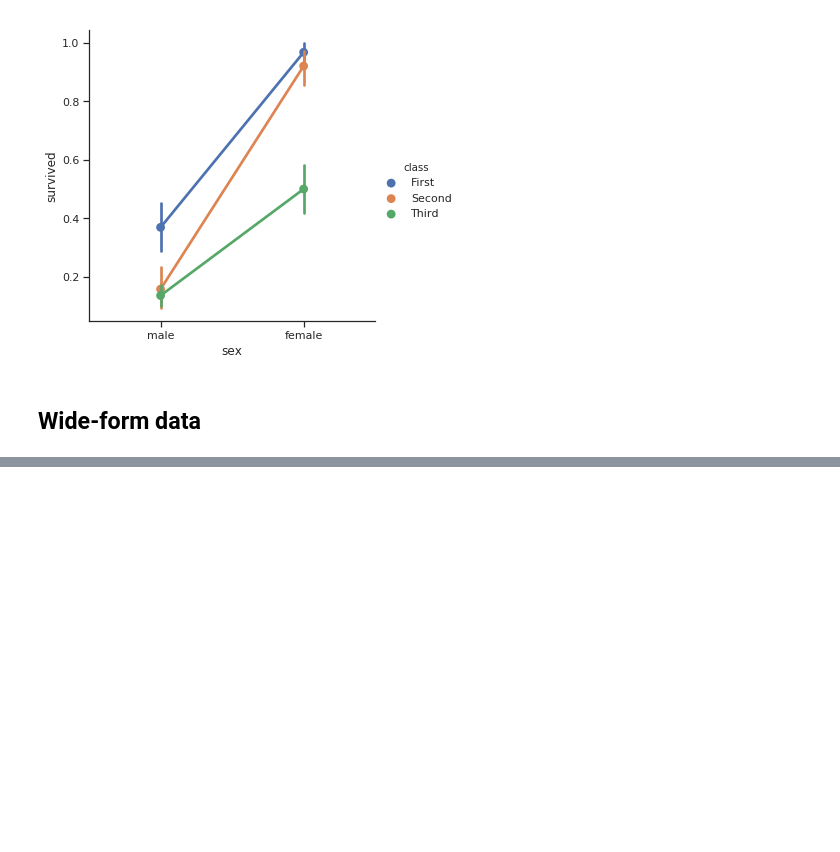
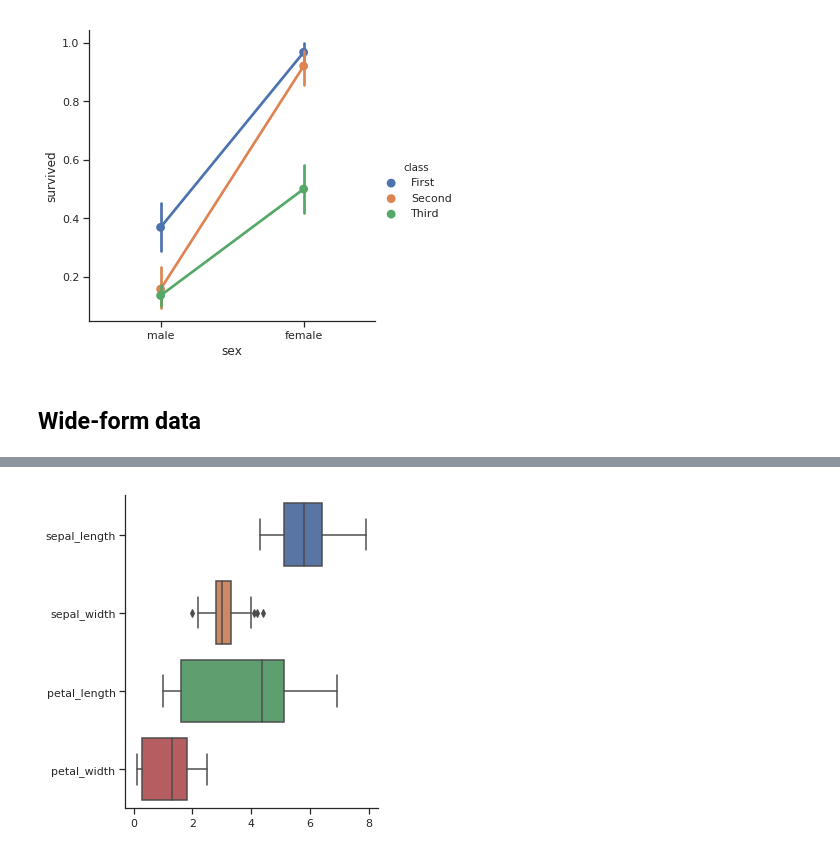
Before and after one commit to ivanlis/ml_python, a Jupyter notebook: 18_seaborn_categorical.ipynb, the cells around one changed output, grey strips where cells are left out. Saved outputs shown, nothing was run; the diff lists cells and outputs as text; code cells hidden in the pictures; blank space fills up the shorter version.

```diff
--- a/18_seaborn_categorical.ipynb
+++ b/18_seaborn_categorical.ipynb
@@ -106,3 +106,7 @@ sns.catplot(data = titanic, kind = 'point', x = 'sex', y = 'survived', hue = 'cl
 [figure]
 # %% [markdown]
 ## Wide-form data
+# %%
+iris = sns.load_dataset('iris')
+
+iris.head()
@@ -108,0 +120,4 @@ sns.catplot(data = titanic, kind = 'point', x = 'sex', y = 'survived', hue = 'cl
+# %%
+sns.catplot(data = iris, orient = 'h', kind = 'box');
+# %% [output]
+[figure, added]
```
Also changed, not shown: parts of 5 cells of this notebook, 2 other files.
